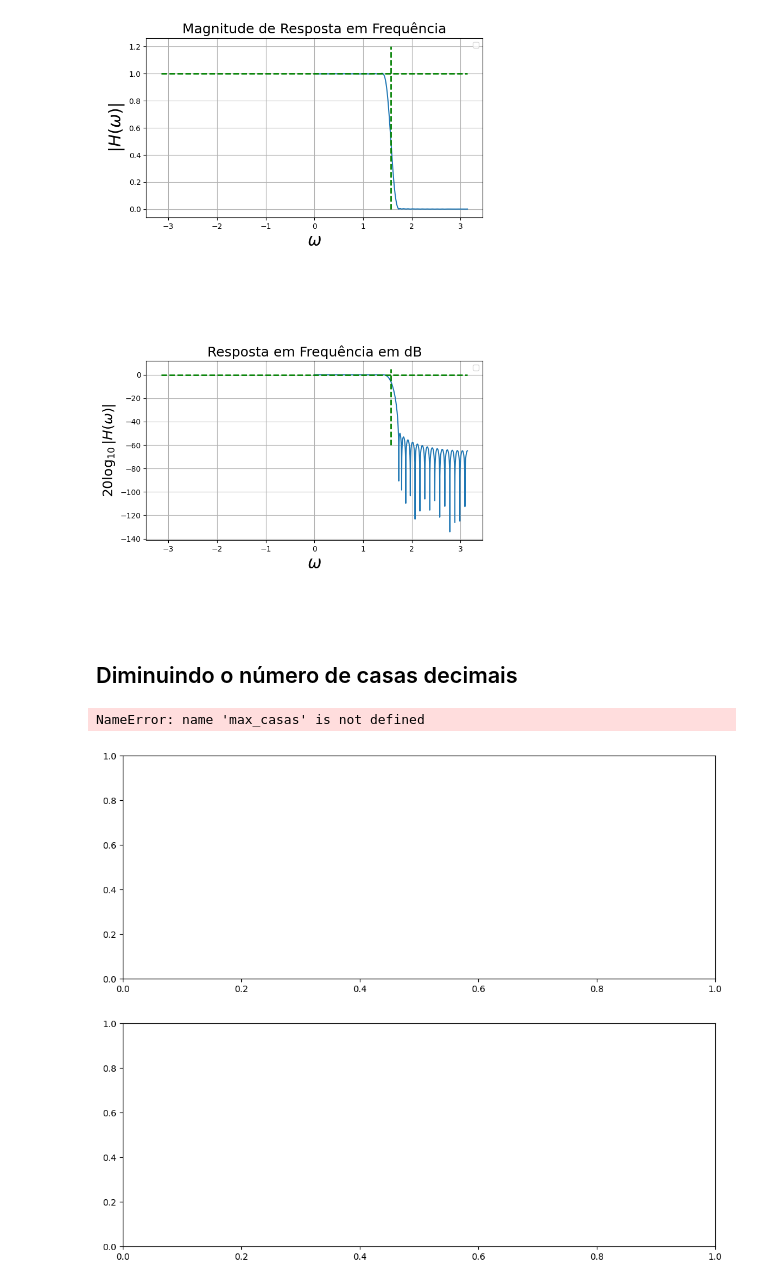
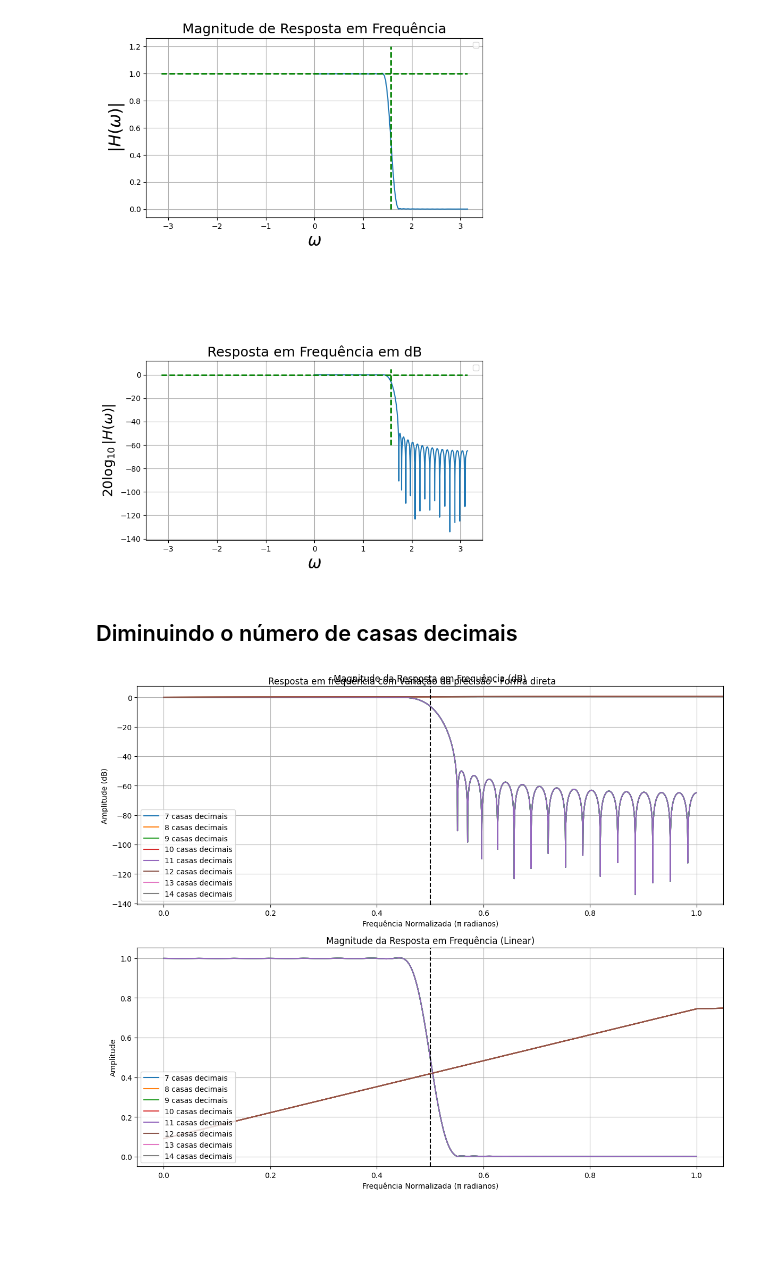
Before and after one commit to IvonLuiz/FIR_Filter_WindowMethod, a Jupyter notebook: notebook/FIR.ipynb, the cells around one changed output. Cells and saved outputs as stored; diff of their text form; code cells hidden in the pictures; blank space fills up the shorter version.

```diff
--- a/notebook/FIR.ipynb
+++ b/notebook/FIR.ipynb
@@ -159,7 +159,6 @@ The figure above shows the frequency response using a Hamming window to gently t
 ### Filtro feito com menos funções auxiliares com o mesmo resultado
 # %%
 # Definir parâmetros do filtro
-wc = np.pi / 2  # Frequência de corte
 As = 50  # Atenuação mínima na banda de rejeição (dB)
 delta_w = 0.1 * np.pi  # Largura de transição
 
@@ -250,14 +249,8 @@ Para converter o filtro FIR para a forma em cascata e utilizar tf2sos para obter
 # O filtro FIR pode ser considerado como um filtro IIR com coeficientes denominadores iguais a 1
 sos = tf2sos(h, [1.0])  # Convertendo para a forma de seções de segundo ordem
 
-# Resposta em frequência para o filtro FIR direto
-w, H = freqz(h, worN=8000)
-
 # Resposta em frequência para o filtro em cascata
 w_cascade, H_cascade = sosfreqz(sos, worN=8000)
-
-w = w / np.pi  # Normalizar para frequência em múltiplos de π
 w_cascade = w_cascade / np.pi  # Normalizar para frequência em múltiplos de π
 
-# Resposta impulsiva
 n = np.arange(len(h))
@@ -306,38 +302,39 @@ plot_frequency_response_cascade(w_cascade, wc, H_cascade, H)
 # ax.legend()
 
 # plt.show()
-# %% [markdown]
-##
 # %% [markdown]
 ## Diminuindo o número de casas decimais
 # %%
 fig,axs = plt.subplots(2, 1, figsize=(12, 10))
-max_casas = 9
+min_casas = 7
+max_casas = 15
 
 # Obtendo um mapa de cores
-cmap = cm.get_cmap('tab10', max_casas)  # 'tab10' é um mapa de cores com 10 cores diferentes
+cmap = cm.get_cmap('tab10', max_casas - min_casas)  # 'tab10' é um mapa de cores com 10 cores diferentes
 
 # Iterando para plotar as respostas com diferentes precisões
-for n_casas in range(1, max_casas):
+for n_casas in range(max_casas, min_casas, -1):
     # Arredonda os valores dos coeficientes
     _w = np.round(w, decimals=n_casas)
     _H = np.round(H, decimals=n_casas)
 
     # Escolhendo a cor da linha com base no número de casas decimais
     color = cmap(n_casas - 1)
 
     plot_frequency_response_direct(_w, _H, fig, axs, color=color)
 
-axs[0].legend([f"{n_casas} casas decimais" for n_casas in range(1,max_casas)], loc="lower left")
+
+axs[0].set_xlim([-0.05, 1.05])
+axs[0].legend([f"{n_casas} casas decimais" for n_casas in range(min_casas, max_casas)], loc="lower left")
 axs[0].axvline(wc / np.pi, color="k", linestyle="--")
 axs[0].grid()
 
-axs[1].legend([f"{n_casas} casas decimais" for n_casas in range(1,max_casas)], loc="lower left")
+axs[1].set_xlim([-0.05, 1.05])
+axs[1].legend([f"{n_casas} casas decimais" for n_casas in range(min_casas, max_casas)], loc="lower left")
 axs[1].axvline(wc / np.pi, color="k", linestyle="--")
 axs[1].grid()
 
 fig.suptitle("Resposta em frequência com variação da precisão - Forma direta")
 plt.show()
 # %% [output]
-NameError: name 'max_casas' is not defined
-[figure, old version]
+[figure, new version]
```
Also changed, not shown: parts of 1 cell of this notebook.
